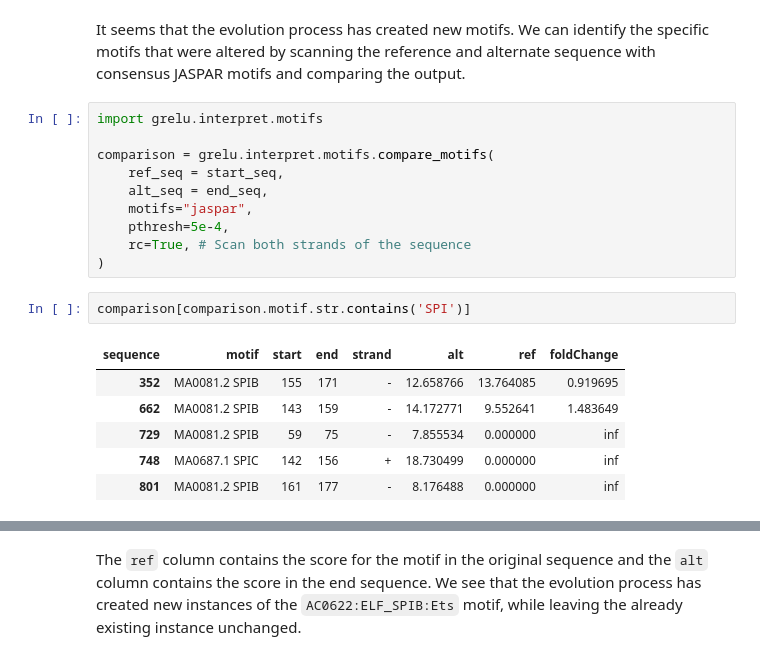
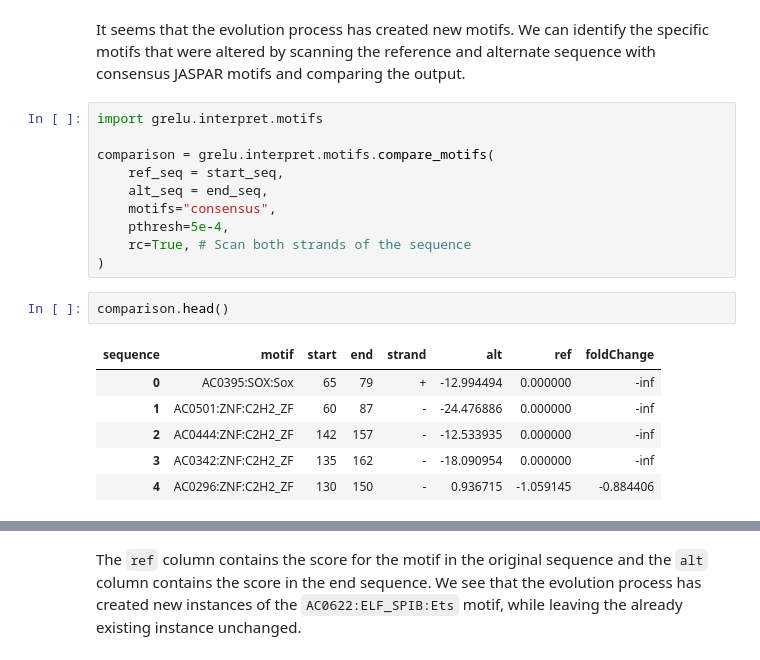
Before and after one commit to Genentech/gReLU, a Jupyter notebook: docs/tutorials/4_design.ipynb, the cells around one changed output, grey strips where cells are left out. Cells and saved outputs as stored; diff of their text form.

```diff
--- a/docs/tutorials/4_design.ipynb
+++ b/docs/tutorials/4_design.ipynb
@@ -513,16 +513,16 @@ import grelu.interpret.motifs
 comparison = grelu.interpret.motifs.compare_motifs(
     ref_seq = start_seq,
     alt_seq = end_seq,
-    motifs="jaspar",
+    motifs="consensus",
     pthresh=5e-4,
     rc=True, # Scan both strands of the sequence
 )
 # %%
-comparison[comparison.motif.str.contains('SPI')]
+comparison.head()
 # %% [output]
 | sequence | motif | start | end | strand | alt | ref | foldChange |
-| 352 | MA0081.2 SPIB | 155 | 171 | - | 12.658766 | 13.764085 | 0.919695 |
-| 662 | MA0081.2 SPIB | 143 | 159 | - | 14.172771 | 9.552641 | 1.483649 |
-| 729 | MA0081.2 SPIB | 59 | 75 | - | 7.855534 | 0.000000 | inf |
-| 748 | MA0687.1 SPIC | 142 | 156 | + | 18.730499 | 0.000000 | inf |
-| 801 | MA0081.2 SPIB | 161 | 177 | - | 8.176488 | 0.000000 | inf |
+| 0 | AC0395:SOX:Sox | 65 | 79 | + | -12.994494 | 0.000000 | -inf |
+| 1 | AC0501:ZNF:C2H2_ZF | 60 | 87 | - | -24.476886 | 0.000000 | -inf |
+| 2 | AC0444:ZNF:C2H2_ZF | 142 | 157 | - | -12.533935 | 0.000000 | -inf |
+| 3 | AC0342:ZNF:C2H2_ZF | 135 | 162 | - | -18.090954 | 0.000000 | -inf |
+| 4 | AC0296:ZNF:C2H2_ZF | 130 | 150 | - | 0.936715 | -1.059145 | -0.884406 |
```
Also changed, not shown: parts of 9 cells of this notebook, 5 other files.
